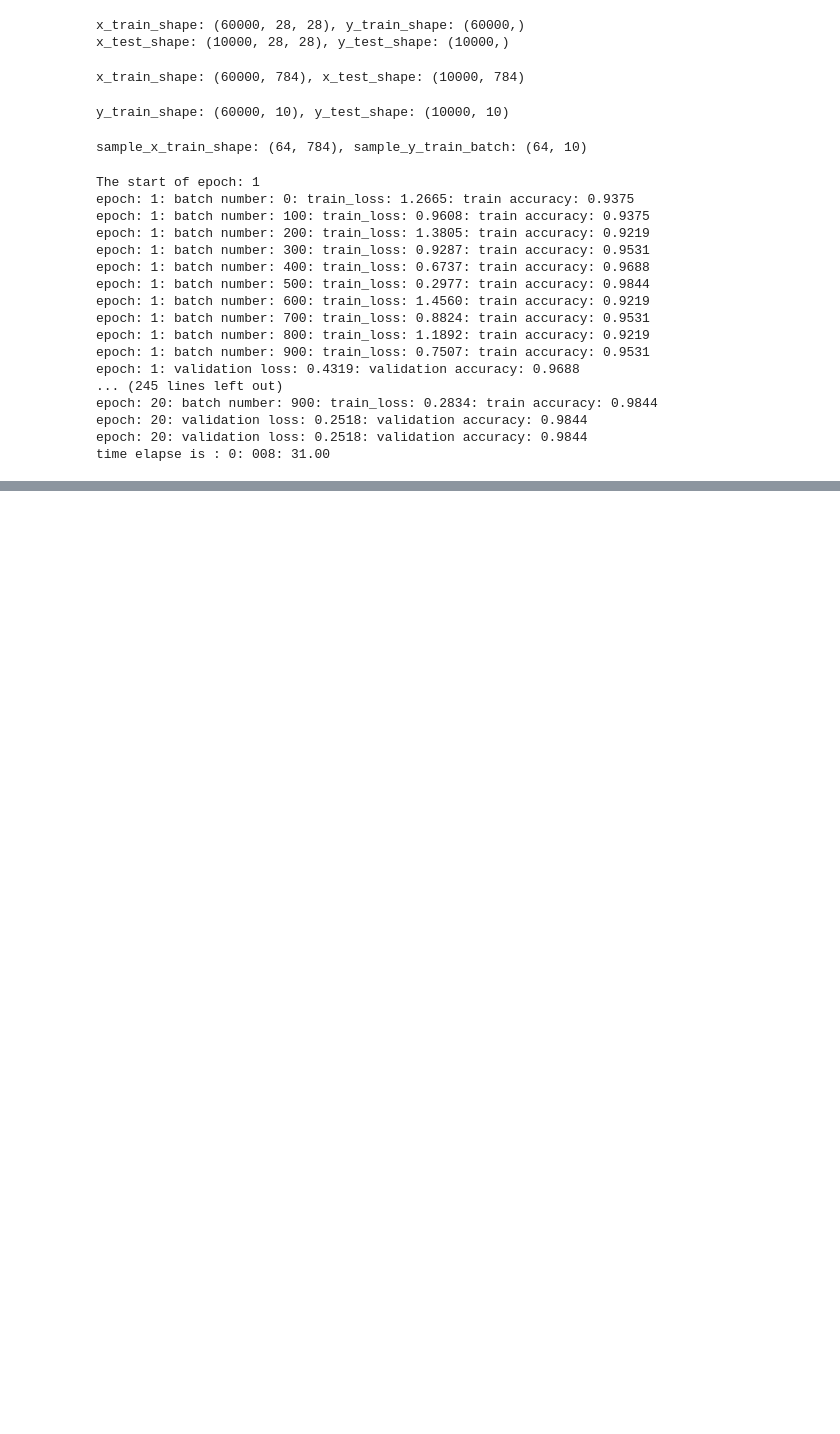
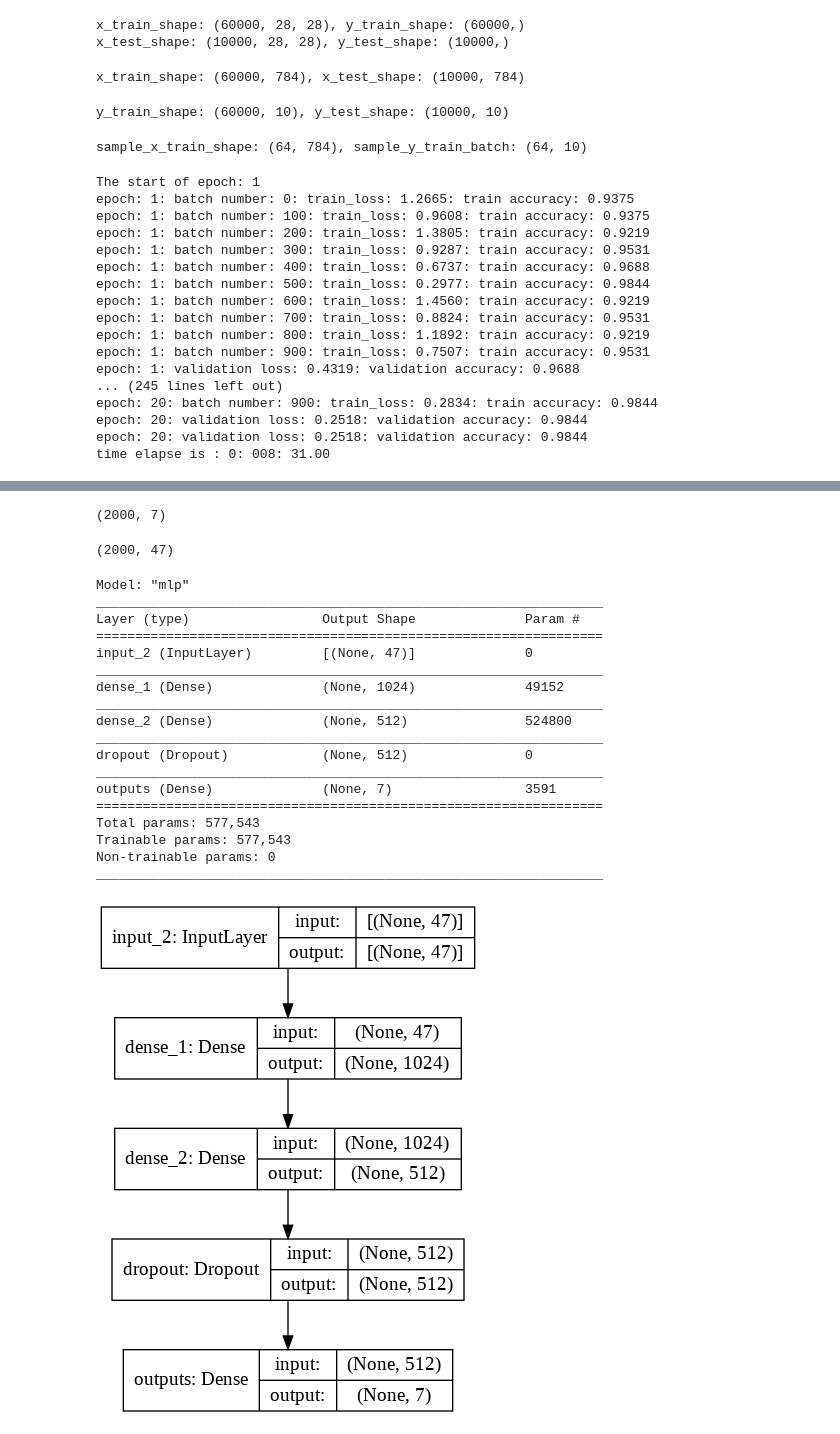
Before and after one commit to martinpius/Applied-Predictive-Modeling2, a Jupyter notebook: Sparks_Recarp.ipynb, the cells around one changed output, grey strips where cells are left out. Saved outputs shown, nothing was run; the diff lists cells and outputs as text; code cells hidden in the pictures; blank space fills up the shorter version.

```diff
--- a/Sparks_Recarp.ipynb
+++ b/Sparks_Recarp.ipynb
@@ -310,0 +838,2 @@ time elapse is : 0: 008: 31.00
+# %%
+covariates = data.values
@@ -310,0 +860,2 @@ time elapse is : 0: 008: 31.00
+# %%
+target = pd.get_dummies(target, prefix = 'product')
@@ -310,0 +877,41 @@ time elapse is : 0: 008: 31.00
+# %%
+target = target.values
+# %%
+target.shape
+# %% [output]
+(2000, 7)
+# %%
+covariates.shape
+# %% [output]
+(2000, 47)
+# %%
+#Build a simple MLP for this problem to predict types of product purchased depend on various personal chars:
+inputs = tf.keras.Input(shape = (covariates.shape[1],))
+x = tf.keras.layers.Dense(units = 1024, kernel_initializer = 'random_normal', activation = 'relu', name = 'dense_1')(inputs)
+x = tf.keras.layers.Dense(units = 512, kernel_initializer = 'random_normal', activation = 'relu', name = 'dense_2')(x)
+x = tf.keras.layers.Dropout(rate = 0.5, name = 'dropout')(x)
+outputs = tf.keras.layers.Dense(units = target.shape[1],name = 'outputs', activation = 'softmax')(x)
+model = tf.keras.Model(inputs = inputs, outputs = outputs, name = 'mlp')
+# %%
+model.summary()
+tf.keras.utils.plot_model(model = model, to_file = 'mlp.png', show_shapes = True)
+# %% [output]
+Model: "mlp"
+_________________________________________________________________
+Layer (type)                 Output Shape              Param #
+=================================================================
+input_2 (InputLayer)         [(None, 47)]              0
+_________________________________________________________________
+dense_1 (Dense)              (None, 1024)              49152
+_________________________________________________________________
+dense_2 (Dense)              (None, 512)               524800
+_________________________________________________________________
+dropout (Dropout)            (None, 512)               0
+_________________________________________________________________
+outputs (Dense)              (None, 7)                 3591
+=================================================================
+Total params: 577,543
+Trainable params: 577,543
+Non-trainable params: 0
+_________________________________________________________________
+[figure, added]
```
Also changed, not shown: parts of 105 cells of this notebook.
